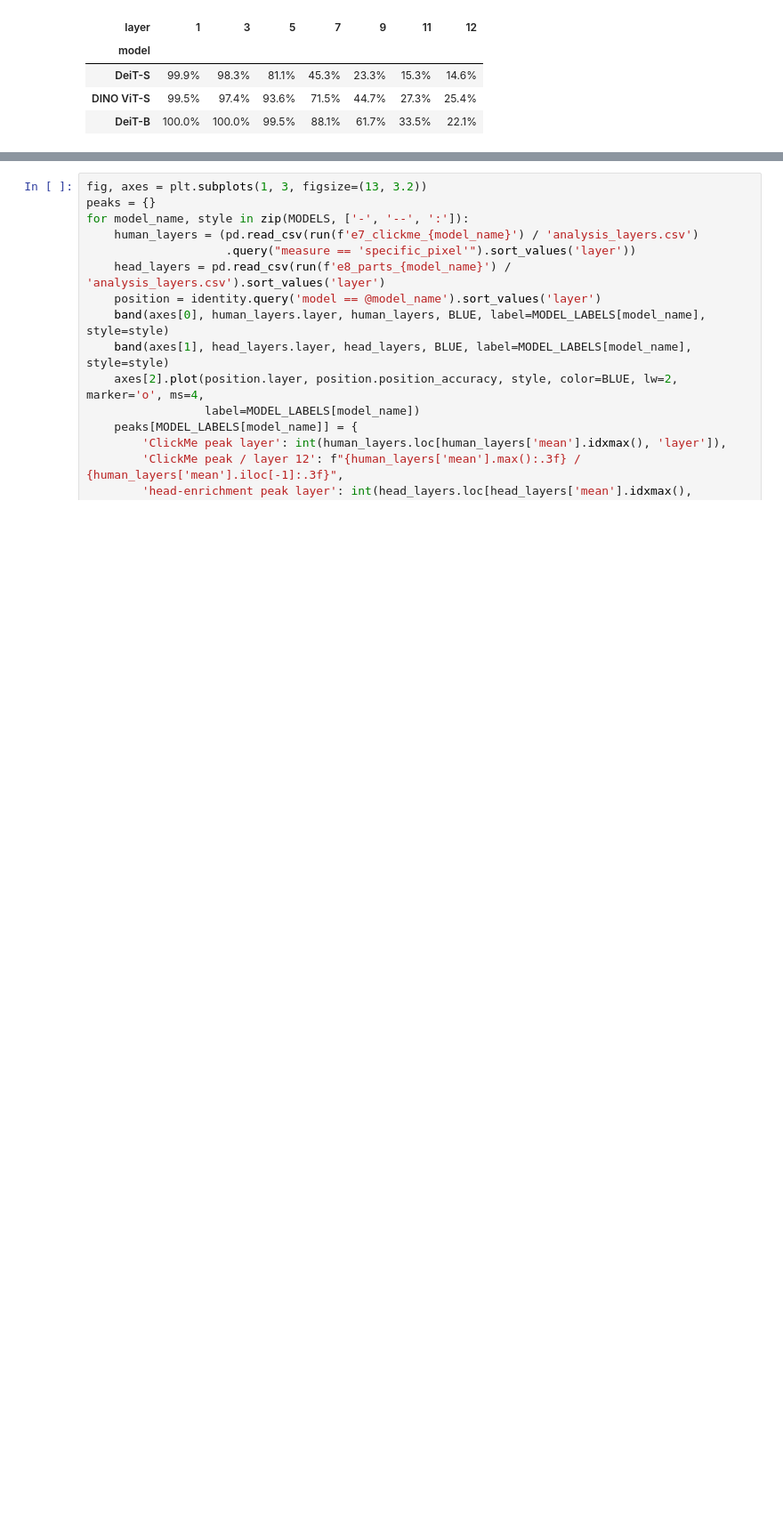
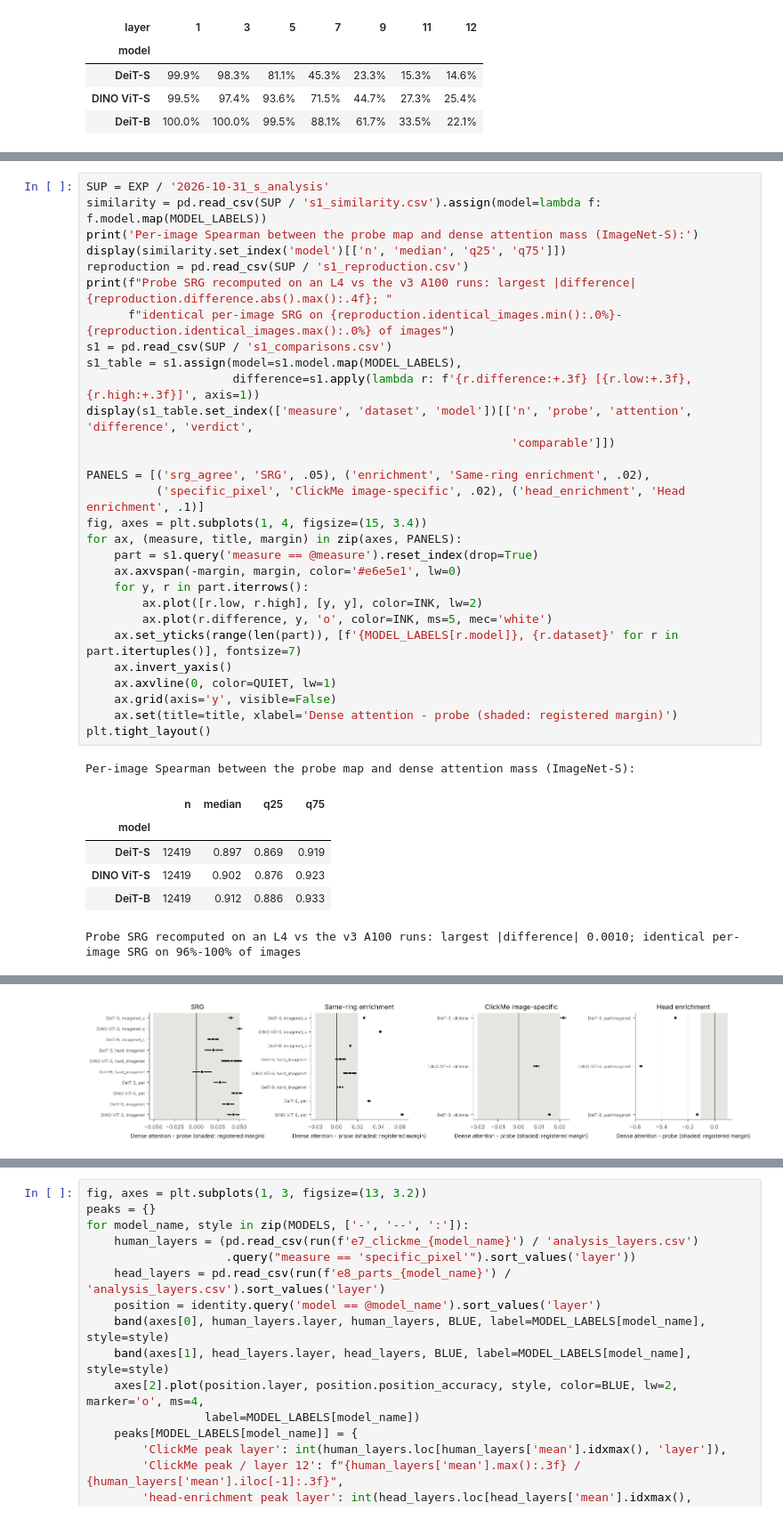
Before and after one commit to hhuang999/MITA-VIT, a Jupyter notebook: notebooks/mita_probe_research.ipynb, the cells around one changed output, grey strips where cells are left out. Shown at 89% size. Saved outputs shown, nothing was run; the diff lists cells and outputs as text; blank space fills up the shorter version.

```diff
--- a/notebooks/mita_probe_research.ipynb
+++ b/notebooks/mita_probe_research.ipynb
@@ -1115,0 +1124,37 @@ display(identity.pivot(index='model', columns='layer', values='position_accuracy
+# %%
+SUP = EXP / '2026-10-31_s_analysis'
+similarity = pd.read_csv(SUP / 's1_similarity.csv').assign(model=lambda f: f.model.map(MODEL_LABELS))
+print('Per-image Spearman between the probe map and dense attention mass (ImageNet-S):')
+display(similarity.set_index('model')[['n', 'median', 'q25', 'q75']])
+reproduction = pd.read_csv(SUP / 's1_reproduction.csv')
+print(f"Probe SRG recomputed on an L4 vs the v3 A100 runs: largest |difference| {reproduction.difference.abs().max():.4f}; "
+      f"identical per-image SRG on {reproduction.identical_images.min():.0%}-{reproduction.identical_images.max():.0%} of images")
+s1 = pd.read_csv(SUP / 's1_comparisons.csv')
+s1_table = s1.assign(model=s1.model.map(MODEL_LABELS),
+                     difference=s1.apply(lambda r: f'{r.difference:+.3f} [{r.low:+.3f}, {r.high:+.3f}]', axis=1))
+display(s1_table.set_index(['measure', 'dataset', 'model'])[['n', 'probe', 'attention', 'difference', 'verdict',
+                                                             'comparable']])
+
+PANELS = [('srg_agree', 'SRG', .05), ('enrichment', 'Same-ring enrichment', .02),
+          ('specific_pixel', 'ClickMe image-specific', .02), ('head_enrichment', 'Head enrichment', .1)]
+fig, axes = plt.subplots(1, 4, figsize=(15, 3.4))
+for ax, (measure, title, margin) in zip(axes, PANELS):
+    part = s1.query('measure == @measure').reset_index(drop=True)
+    ax.axvspan(-margin, margin, color='#e6e5e1', lw=0)
+    for y, r in part.iterrows():
+        ax.plot([r.low, r.high], [y, y], color=INK, lw=2)
+        ax.plot(r.difference, y, 'o', color=INK, ms=5, mec='white')
+    ax.set_yticks(range(len(part)), [f'{MODEL_LABELS[r.model]}, {r.dataset}' for r in part.itertuples()], fontsize=7)
+    ax.invert_yaxis()
+    ax.axvline(0, color=QUIET, lw=1)
+    ax.grid(axis='y', visible=False)
+    ax.set(title=title, xlabel='Dense attention - probe (shaded: registered margin)')
+plt.tight_layout()
+# %% [output]
+Per-image Spearman between the probe map and dense attention mass (ImageNet-S):
+|  | n | median | q25 | q75 |
+| model |  |  |  |  |
+| DeiT-S | 12419 | 0.897 | 0.869 | 0.919 |
+| DINO ViT-S | 12419 | 0.902 | 0.876 | 0.923 |
+| DeiT-B | 12419 | 0.912 | 0.886 | 0.933 |
+Probe SRG recomputed on an L4 vs the v3 A100 runs: largest |difference| 0.0010; identical per-image SRG on 96%-100% of images
@@ -1115,0 +1179 @@ display(identity.pivot(index='model', columns='layer', values='position_accuracy
+[figure, added]
```
Also changed, not shown: parts of 17 cells of this notebook.
